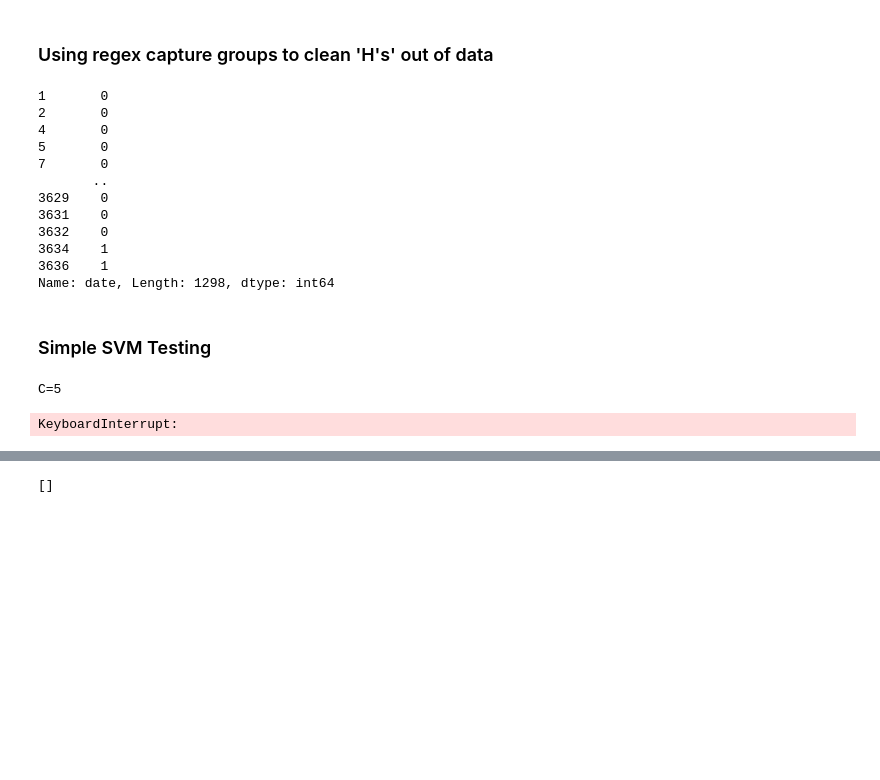
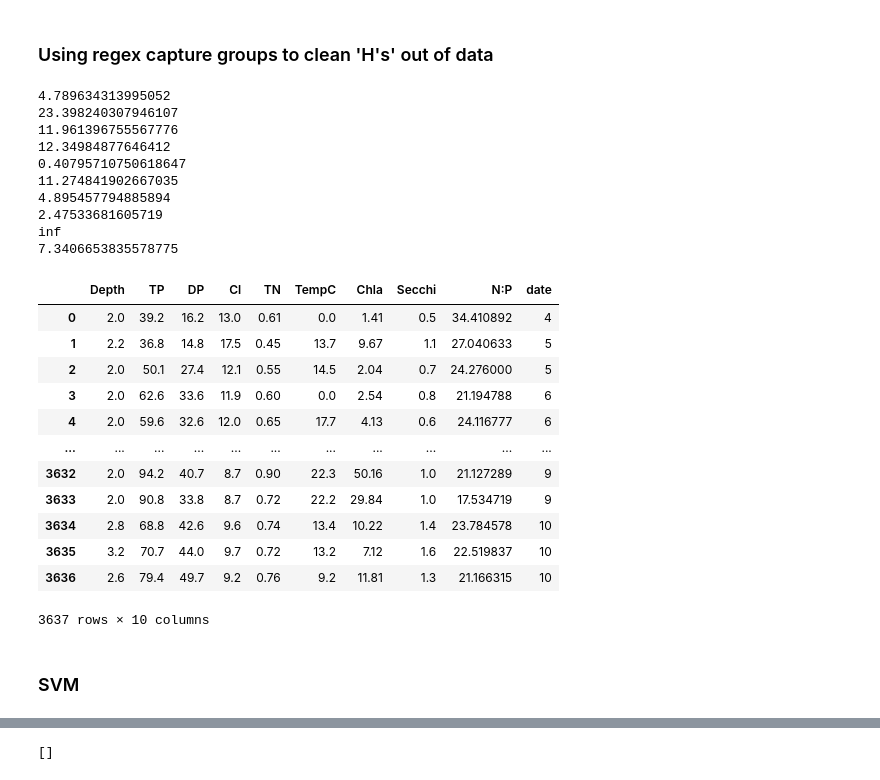
Before and after one commit to timolary/cyanobac-ml, a Jupyter notebook: cynobac_svd.ipynb, the cells around one changed output, grey strips where cells are left out. Cells and saved outputs as stored; diff of their text form; code cells hidden in the pictures; blank space fills up the shorter version.

Commit message:
Revised testing and data cleaning

```diff
--- a/cynobac_svd.ipynb
+++ b/cynobac_svd.ipynb
@@ -42,71 +42,63 @@ ds1.iloc[t]
 # %%
 print_data = False
 show_positive_cases = False
 ds2 = ds1.drop(['Station', 'Stratum','Date','StationID','Time'], axis=1)
+
 # ds2
 ds2['Depth'] = ds1['Depth'].astype(str).str.extract('([-+]?\d*\.\d+|\d+)').astype(float)
 ds2['TP'] = ds1['TP'].astype(str).str.extract('([-+]?\d*\.\d+|\d+)').astype(float)
 ds2['Cl'] = ds1['Cl'].astype(str).str.extract('([-+]?\d*\.\d+|\d+)').astype(float)
 ds2['DP'] = ds1['DP'].astype(str).str.extract('([-+]?\d*\.\d+|\d+)').astype(float)
 ds2['TN'] = ds1['TN'].astype(str).str.extract('([-+]?\d*\.\d+|\d+)').astype(float)
 ds2['TempC'] = ds1['TempC'].astype(str).str.extract('([-+]?\d*\.\d+|\d+)').astype(float)
 ds2['Chla'] = ds1['Chla'].astype(str).str.extract('([-+]?\d*\.\d+|\d+)').astype(float)
 ds2['Secchi'] = ds1['Secchi'].astype(str).str.extract('([-+]?\d*\.\d+|\d+)').astype(float)
 ds2['N:P'] = ((ds2['TN']*1e-3)/14.007)/((ds2['TP']*1e-6)/30.974) #for TN in ds2['TN'] for TP in ds2['TP']]
-ds2['date'] = ds1['Date'].astype(str).str.extract('(\d)').astype(int) # This is just the month number
+ds2['date'] = ds1['Date'].astype(str).str.extract('(\d+)').astype(int) # This is just the month number
 ds2 = ds2.drop(['NP_Cya_bio'], axis=1)
+ds2 = ds2.fillna(value=0)
+
 y = np.array(ds2['target'])
 X = np.array(ds2.drop(['target'], axis=1))
-
+for i, x in enumerate(X.T):
+    print(np.nanmean(x))
+    if i == 8:
+        X[:,i]=np.nan_to_num(x,nan=0,posinf=0,neginf=0)
+    else:
+        X[:,i]=np.nan_to_num(x,nan=np.nanmean(x),posinf=np.nanmean(x),neginf=np.nanmean(x))
+# X=np.nan_to_num(X,nan=0,posinf=0,neginf=0)
 if show_positive_cases:
     ds1.iloc[t]
 if print_data:
     with pd.option_context('display.max_rows', None, 'display.max_columns', None):  # more options can be specified also
         print(ds2)
-print(ds2['date'])
+ds2.drop(['target'], axis=1)
 # %% [output]
-1       0
-2       0
-4       0
-5       0
-7       0
-       ..
-3629    0
-3631    0
-3632    0
-3634    1
-3636    1
-Name: date, Length: 1298, dtype: int64
+4.789634313995052
+23.398240307946107
+11.961396755567776
+12.34984877646412
+0.40795710750618647
+11.274841902667035
+4.895457794885894
+2.47533681605719
+inf
+7.3406653835578775
+|  | Depth | TP | DP | Cl | TN | TempC | Chla | Secchi | N:P | date |
+| 0 | 2.0 | 39.2 | 16.2 | 13.0 | 0.61 | 0.0 | 1.41 | 0.5 | 34.410892 | 4 |
+| 1 | 2.2 | 36.8 | 14.8 | 17.5 | 0.45 | 13.7 | 9.67 | 1.1 | 27.040633 | 5 |
+| 2 | 2.0 | 50.1 | 27.4 | 12.1 | 0.55 | 14.5 | 2.04 | 0.7 | 24.276000 | 5 |
+| 3 | 2.0 | 62.6 | 33.6 | 11.9 | 0.60 | 0.0 | 2.54 | 0.8 | 21.194788 | 6 |
+| 4 | 2.0 | 59.6 | 32.6 | 12.0 | 0.65 | 17.7 | 4.13 | 0.6 | 24.116777 | 6 |
+| ... | ... | ... | ... | ... | ... | ... | ... | ... | ... | ... |
+| 3632 | 2.0 | 94.2 | 40.7 | 8.7 | 0.90 | 22.3 | 50.16 | 1.0 | 21.127289 | 9 |
+| 3633 | 2.0 | 90.8 | 33.8 | 8.7 | 0.72 | 22.2 | 29.84 | 1.0 | 17.534719 | 9 |
+| 3634 | 2.8 | 68.8 | 42.6 | 9.6 | 0.74 | 13.4 | 10.22 | 1.4 | 23.784578 | 10 |
+| 3635 | 3.2 | 70.7 | 44.0 | 9.7 | 0.72 | 13.2 | 7.12 | 1.6 | 22.519837 | 10 |
+| 3636 | 2.6 | 79.4 | 49.7 | 9.2 | 0.76 | 9.2 | 11.81 | 1.3 | 21.166315 | 10 |
+3637 rows × 10 columns
 # %% [markdown]
-### Simple SVM Testing
+### SVM
-# %%
-# change from normalize to scale
-from sklearn import svm
-from sklearn import preprocessing
-from sklearn import metrics
-from sklearn.model_selection import cross_val_score, cross_val_predict
-
-X_normalized = preprocessing.normalize(X) # normalize X for processing
-kernels = ['linear', 'poly', 'rbf', 'sigmoid']
-print('C=5\n')
-for kernel in kernels:
-    svm_classifer = svm.SVC(C=5, kernel=kernel)
-    y_predicted = cross_val_predict(svm_classifer, X, y, cv=20)
-    print(f'KERNEL: {kernel}')
-    print(metrics.classification_report(y, y_predicted))
-    print(metrics.confusion_matrix(y, y_predicted))
-    print('\n')
-print('C=50\n')
-for kernel in kernels:
-    svm_classifer = svm.SVC(C=50, kernel=kernel)
-    y_predicted = cross_val_predict(svm_classifer, X, y, cv=5)
-    print(f'KERNEL: {kernel}')
-    print(metrics.classification_report(y, y_predicted))
-    print(metrics.confusion_matrix(y, y_predicted))
-    print('\n')
-# %% [output]
-C=5
-KeyboardInterrupt:
 # %%
 # change from normalize to scale
 # eval with ROC AUC stuff
```
Also changed, not shown: parts of 7 cells of this notebook, 1 other file.
